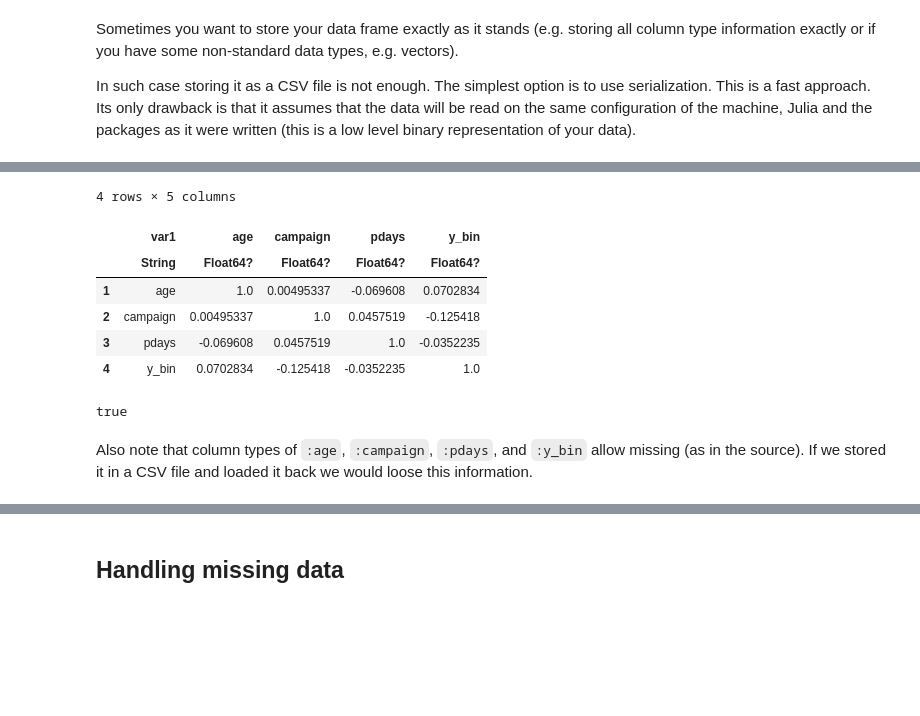
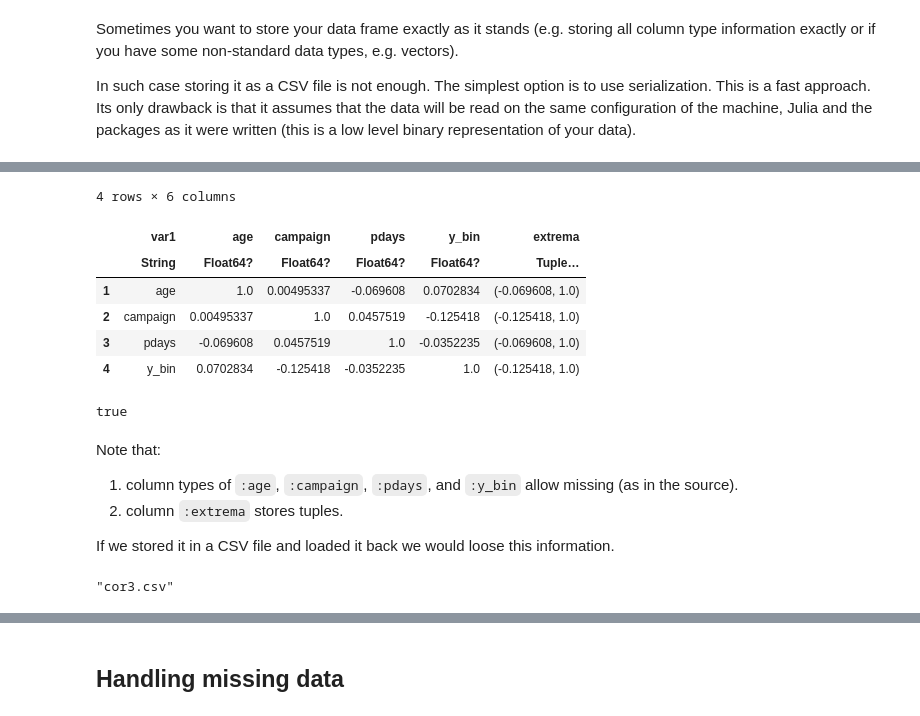
Before and after one commit to bkamins/JuliaCon2019-DataFrames-Tutorial, a Jupyter notebook: DataFramesIntroduction.ipynb, the cells around one changed output, grey strips where cells are left out. Cells and saved outputs as stored; diff of their text form; code cells hidden in the pictures; blank space fills up the shorter version.

```diff
--- a/DataFramesIntroduction.ipynb
+++ b/DataFramesIntroduction.ipynb
@@ -858,16 +870,24 @@ serialize("df.bin", cor3)
 # %%
-cor3′ = deserialize("df.bin")
+cor3′ = deserialize("cor3.bin")
 # %% [output]
-4 rows × 5 columns
+4 rows × 6 columns
-|  | var1 | age | campaign | pdays | y_bin |
-|  | String | Float64? | Float64? | Float64? | Float64? |
-| 1 | age | 1.0 | 0.00495337 | -0.069608 | 0.0702834 |
-| 2 | campaign | 0.00495337 | 1.0 | 0.0457519 | -0.125418 |
-| 3 | pdays | -0.069608 | 0.0457519 | 1.0 | -0.0352235 |
-| 4 | y_bin | 0.0702834 | -0.125418 | -0.0352235 | 1.0 |
+|  | var1 | age | campaign | pdays | y_bin | extrema |
+|  | String | Float64? | Float64? | Float64? | Float64? | Tuple… |
+| 1 | age | 1.0 | 0.00495337 | -0.069608 | 0.0702834 | (-0.069608, 1.0) |
+| 2 | campaign | 0.00495337 | 1.0 | 0.0457519 | -0.125418 | (-0.125418, 1.0) |
+| 3 | pdays | -0.069608 | 0.0457519 | 1.0 | -0.0352235 | (-0.069608, 1.0) |
+| 4 | y_bin | 0.0702834 | -0.125418 | -0.0352235 | 1.0 | (-0.125418, 1.0) |
 # %%
 cor3 == cor3′
 # %% [output]
 true
 # %% [markdown]
-Also note that column types of `:age`, `:campaign`, `:pdays`, and `:y_bin` allow missing (as in the source). If we stored it in a CSV file and loaded it back we would loose this information.
+Note that:
+1. column types of `:age`, `:campaign`, `:pdays`, and `:y_bin` allow missing (as in the source).
+2. column `:extrema` stores tuples.
+
+If we stored it in a CSV file and loaded it back we would loose this information.
+# %%
+CSV.write("cor3.csv", cor3)
+# %% [output]
+"cor3.csv"
```
Also changed, not shown: parts of 7 cells of this notebook.
